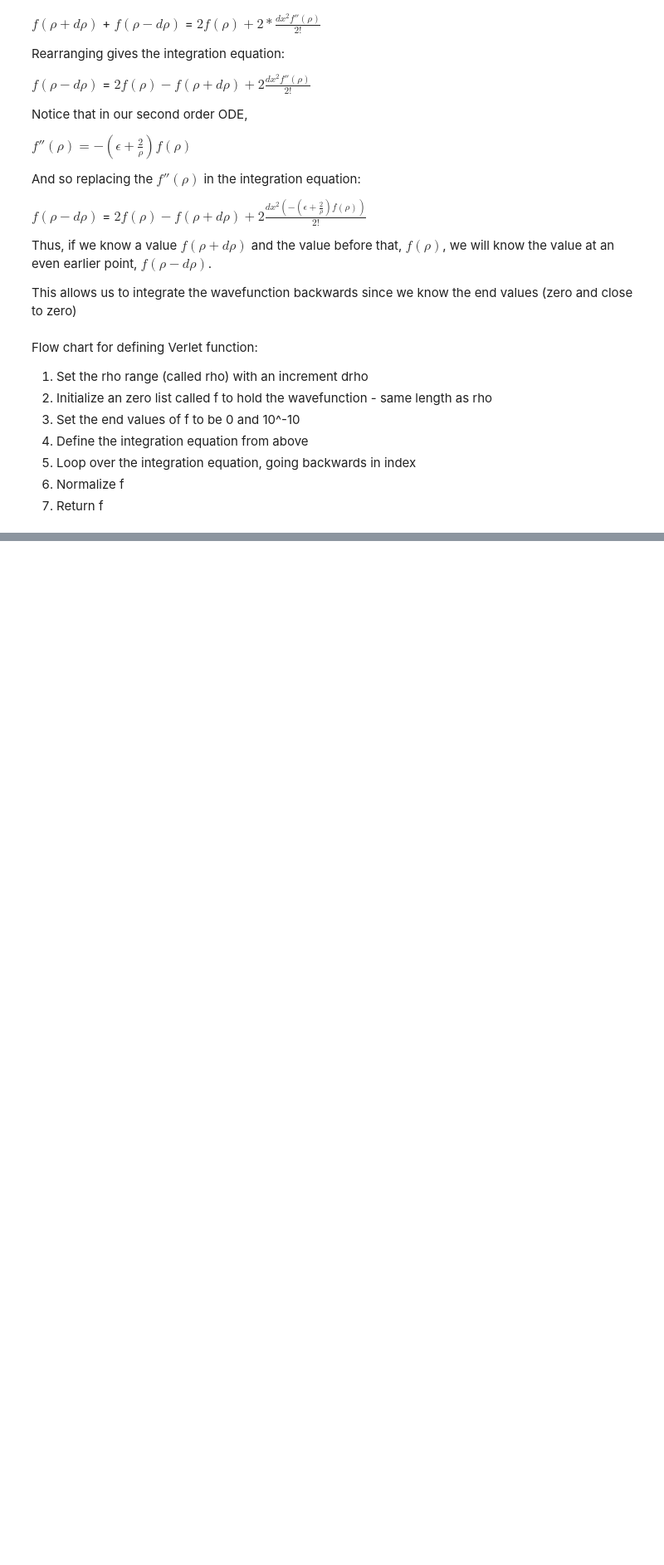
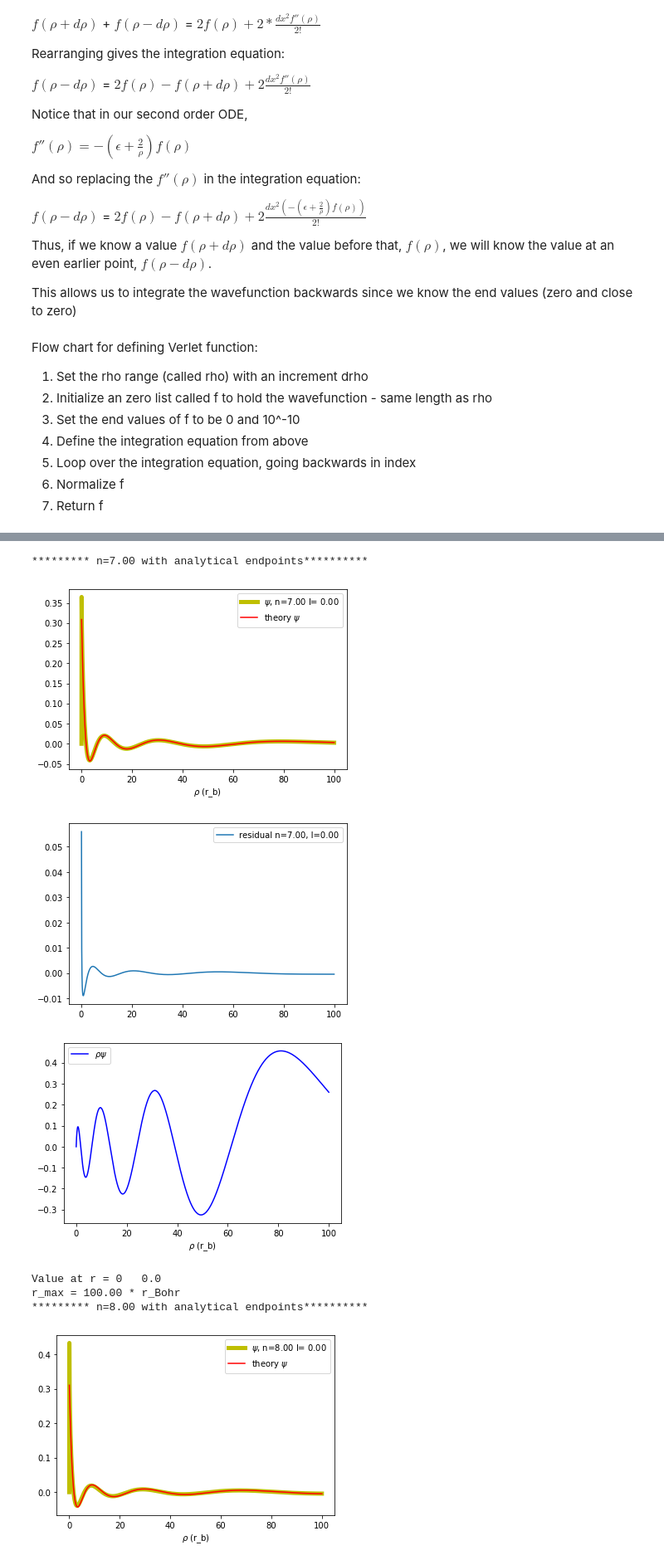
Before and after one commit to simwat/symphony, a Jupyter notebook: Schrodinger_Practice/Verlet_s_orbitals_residuals.ipynb, the cells around one changed output, grey strips where cells are left out. Shown at 83% size. Cells and saved outputs as stored; diff of their text form; code cells hidden in the pictures; blank space fills up the shorter version.

```diff
--- a/Schrodinger_Practice/Verlet_s_orbitals_residuals.ipynb
+++ b/Schrodinger_Practice/Verlet_s_orbitals_residuals.ipynb
@@ -223,0 +220,71 @@ Is 1 if $\psi$ is normalized: 0.9999999999999964
+# %%
+def Verlet_modEndPoints(epsilon, l, M, N):
+    # defining rho range
+    totrho = 2000
+    rho_min = 0
+    rho_max = 100
+    rho = np.linspace(rho_min, rho_max, totrho)
+    drho = (rho_max)/(totrho)
+
+    # initialize a zero list of the wavefunction of length rho
+    length = totrho
+    f = [0]*length
+
+    # set the end values of f; mind the indexing
+    f[length - 1] = N
+    f[length - 2] = M
+
+    for i in range(length-2, 1, -1):
+        f[i-1] = 2*f[i] - f[i+1] + drho**2*(-epsilon - 2/rho[i] + l*(l+1)/(rho[i]**2))*f[i]
+
+    #print('this is f', f)
+
+    psi= [0]*length
+    # solve for psi - wavefunction
+    for i in range(1, length, 1):
+        psi[i] = f[i]/rho[i]
+
+    # normalize the wavefunction f
+    # find the total sum (A) of all points of f
+    A = 0
+    for i in range(length):
+        A += psi[i]**2 # should be some factors of pi likely
+
+    Norm = np.sqrt(A)
+    psi = [x/Norm for x in psi]
+    return psi # normalized wavefunction
+
+l = 0
+for i in range(3):
+    n = i + 7
+    theo = theory(n)
+    psi = Verlet_modEndPoints(-1/n**2, l, theo[-2], theo[-1])
+    print('********* n=%.2f with analytical endpoints**********'%(n))
+    plt.plot(rho, psi, label = '$\psi$, n=%.2f l= %.2f' %(n, l), linewidth = 5, color = 'y')
+    plt.plot(rho[1::], theo, label = 'theory $\psi$', color = 'r')
+    plt.xlabel("$\\rho$ (r_b)")
+    plt.legend()
+    plt.show()
+
+
+    res1 = np.subtract(psi[1::], theo)
+    plt.plot(rho[1::], res1, label = 'residual n=%.2f, l=%.2f' %(n, l))
+    plt.legend()
+    plt.show()
+
+    plt.plot(rho, rho*psi, label = '$\\rho\psi$', color = 'b')
+    plt.xlabel("$\\rho$ (r_b)")
+    plt.legend()
+    plt.show()
+
+    print('Value at r = 0  ', (rho*psi)[0])
+    print('r_max = %.2f * r_Bohr' %(rho_max) )
+# %% [output]
+********* n=7.00 with analytical endpoints**********
+[figure, added]
+[figure, added]
+[figure, added]
+Value at r = 0   0.0
+r_max = 100.00 * r_Bohr
+********* n=8.00 with analytical endpoints**********
+[figure, added]
```
Also changed, not shown: parts of 5 cells of this notebook, 1 other file.
